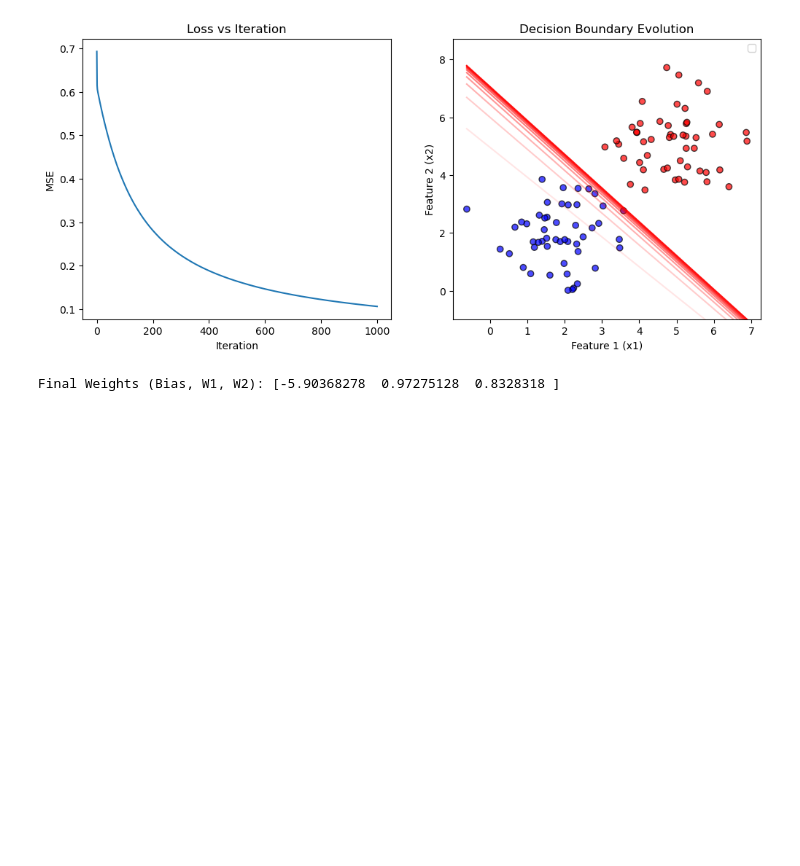
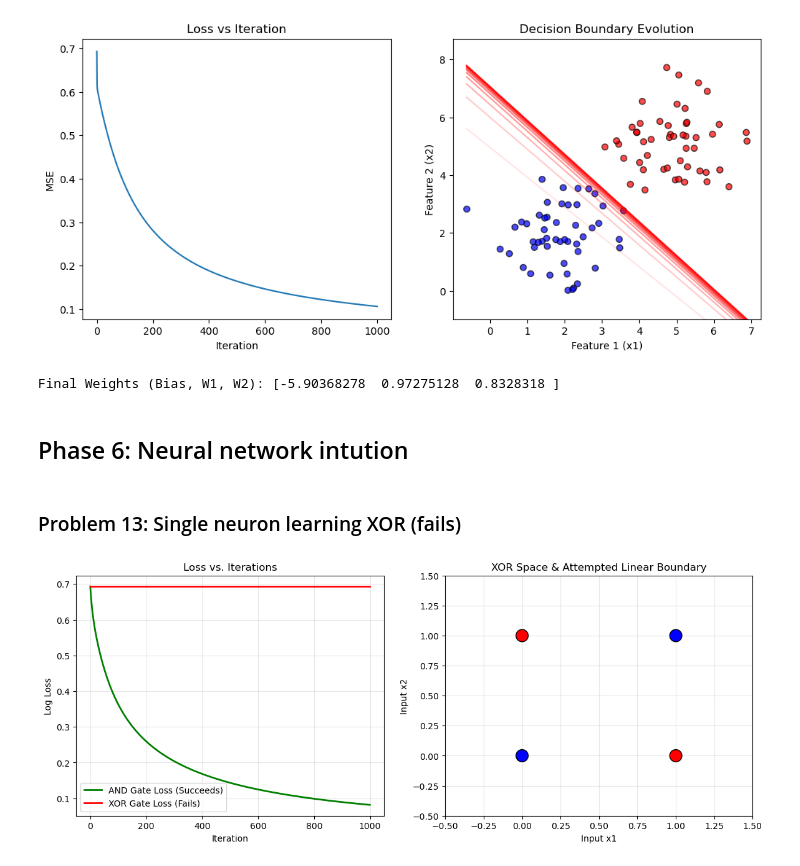
Before and after one commit to Nitishrohilla33/coding-for-fun, a Jupyter notebook: ML_practice/ML_practice.ipynb, the cells around one changed output. Saved outputs shown, nothing was run; the diff lists cells and outputs as text; code cells hidden in the pictures; blank space fills up the shorter version.

Commit message:
new problems

```diff
--- a/ML_practice/ML_practice.ipynb
+++ b/ML_practice/ML_practice.ipynb
@@ -563,3 +562,7 @@ print(f"Final Weights (Bias, W1, W2): {theta}")
 # %% [output]
 [figure]
 Final Weights (Bias, W1, W2): [-5.90368278  0.97275128  0.8328318 ]
+# %% [markdown]
+## Phase 6: Neural network intution
+# %% [markdown]
+### Problem 13: Single neuron learning XOR (fails)
@@ -565,0 +598,46 @@ Final Weights (Bias, W1, W2): [-5.90368278  0.97275128  0.8328318 ]
+# %%
+X_data = np.array([[0,0],[0,1],[1,0],[1,1]])
+y_and = np.array([0,0,0,1])
+y_xor = np.array([0,1,1,0])
+
+# Train on AND
+loss_and, theta_hist_and, theta_and = train_neuron(X_data, y_and)
+# Train on XOR
+loss_xor, theta_hist_xor, theta_xor = train_neuron(X_data, y_xor)
+
+# --- PLOTTING THE COMPARISON ---
+plt.figure(figsize=(14, 5))
+
+# Plot 1: Loss curves
+plt.subplot(1, 2, 1)
+plt.plot(loss_and, label="AND Gate Loss (Succeeds)", color='green', lw=2)
+plt.plot(loss_xor, label="XOR Gate Loss (Fails)", color='red', lw=2)
+plt.title("Loss vs. Iterations")
+plt.xlabel("Iteration")
+plt.ylabel("Log Loss")
+plt.legend()
+plt.grid(True, alpha=0.3)
+
+# Plot 2: Visualizing the XOR Failure
+plt.subplot(1, 2, 2)
+# Colors: Class 0 is Blue, Class 1 is Red
+colors = ['blue' if val == 0 else 'red' for val in y_xor]
+plt.scatter(X_data[:, 0], X_data[:, 1], c=colors, s=200, edgecolor='k', zorder=5)
+
+# Attempt to draw the final XOR decision boundary
+x1_vals = np.linspace(-0.5, 1.5, 100)
+if theta_xor[2] != 0:
+    x2_vals = -(theta_xor[0] + theta_xor[1] * x1_vals) / theta_xor[2]
+    plt.plot(x1_vals, x2_vals, color='red', linestyle='--', label="Final 'Boundary'")
+
+plt.title("XOR Space & Attempted Linear Boundary")
+plt.xlabel("Input x1")
+plt.ylabel("Input x2")
+plt.xlim(-0.5, 1.5)
+plt.ylim(-0.5, 1.5)
+plt.grid(True, alpha=0.3)
+plt.show()
+
+print(f"Final XOR Loss: {loss_xor[-1]:.4f} (Notice it gets stuck around 0.693!)")
+# %% [output]
+[figure, added]
```
Also changed, not shown: parts of 3 cells of this notebook.
